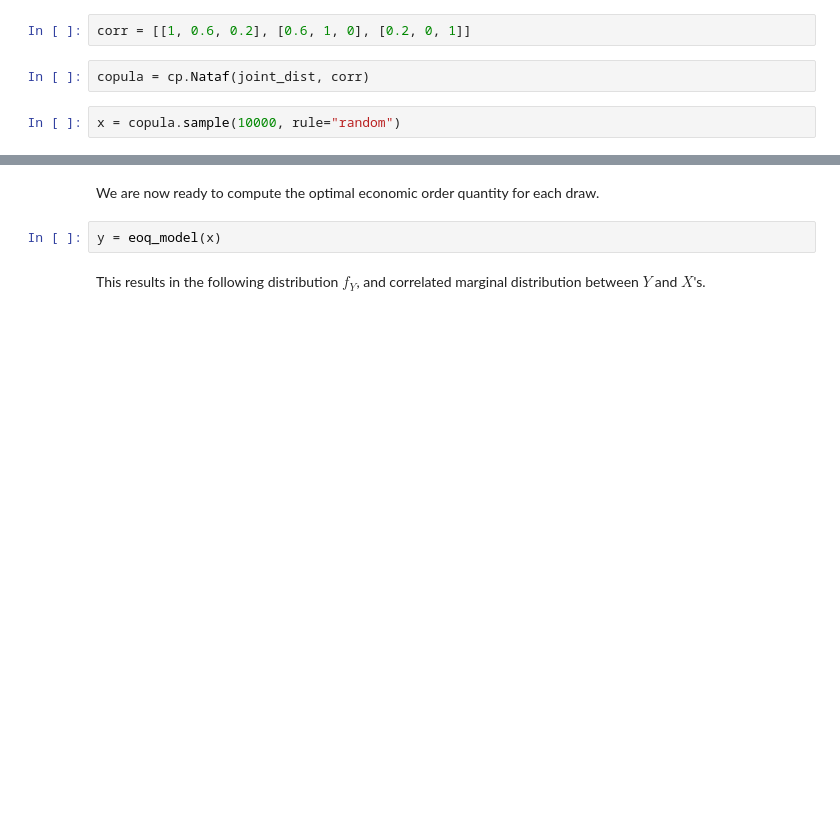
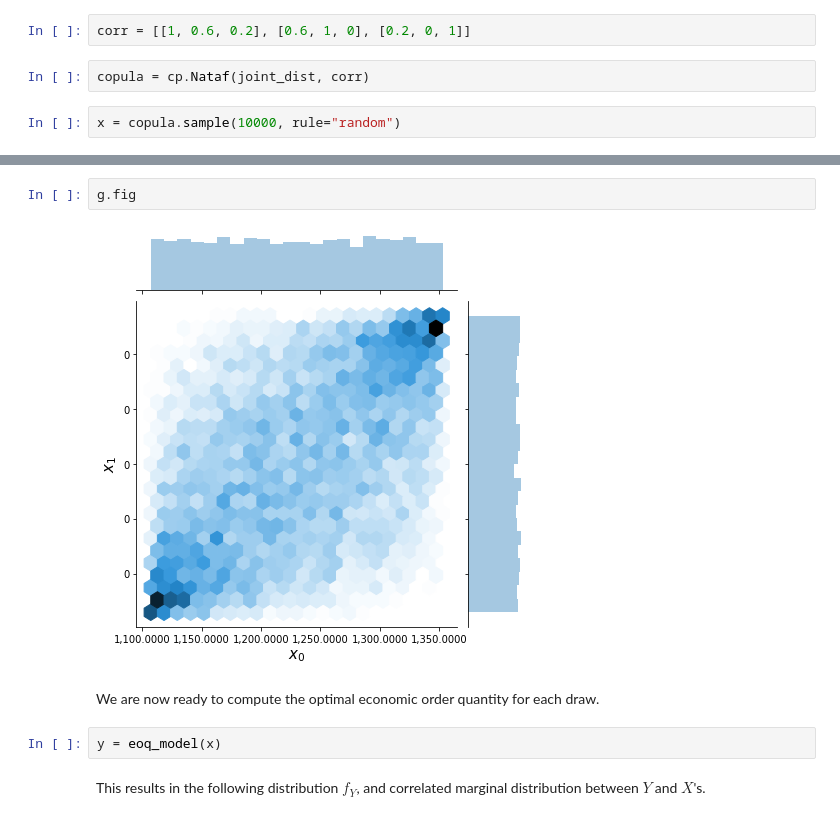
Before and after one commit to OpenSourceEconomics/econsa, a Jupyter notebook: docs/source/tutorials/copulas_sampling.ipynb, the cells around one changed output, grey strips where cells are left out. Saved outputs shown, nothing was run; the diff lists cells and outputs as text; blank space fills up the shorter version.

```diff
--- a/docs/source/tutorials/copulas_sampling.ipynb
+++ b/docs/source/tutorials/copulas_sampling.ipynb
@@ -29,3 +35,7 @@ x = copula.sample(10000, rule="random")
+# %%
+g.fig
+# %% [output]
+[figure, added]
 # %% [markdown]
 We are now ready to compute the optimal economic order quantity for each draw.
 # %%
```
Also changed, not shown: parts of 15 cells of this notebook.
